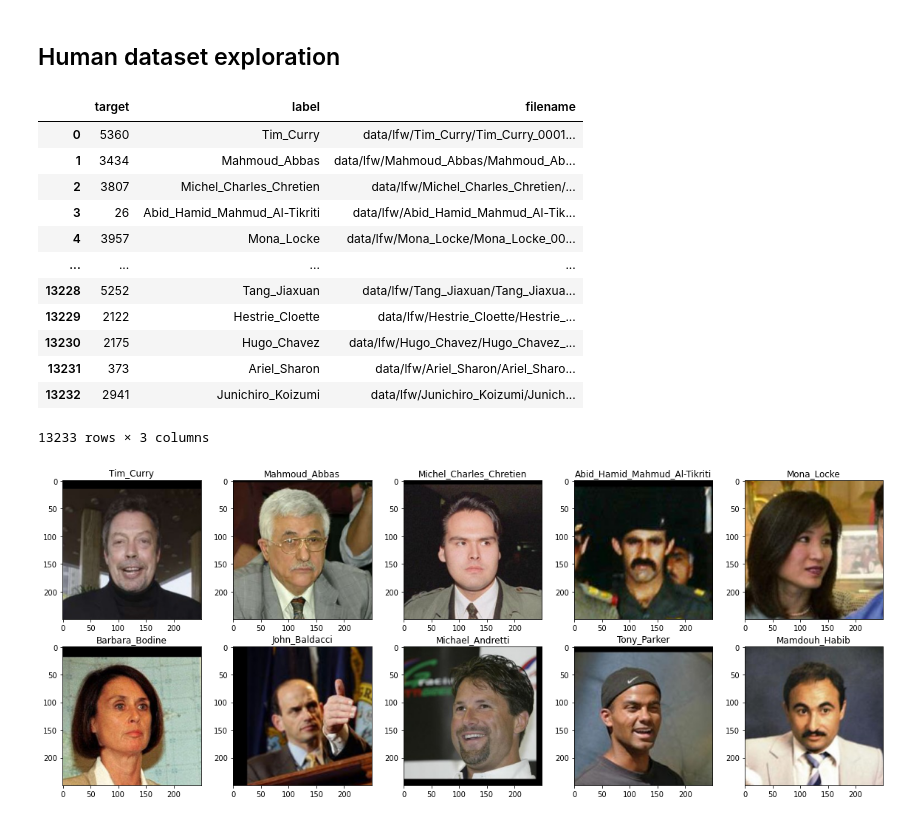
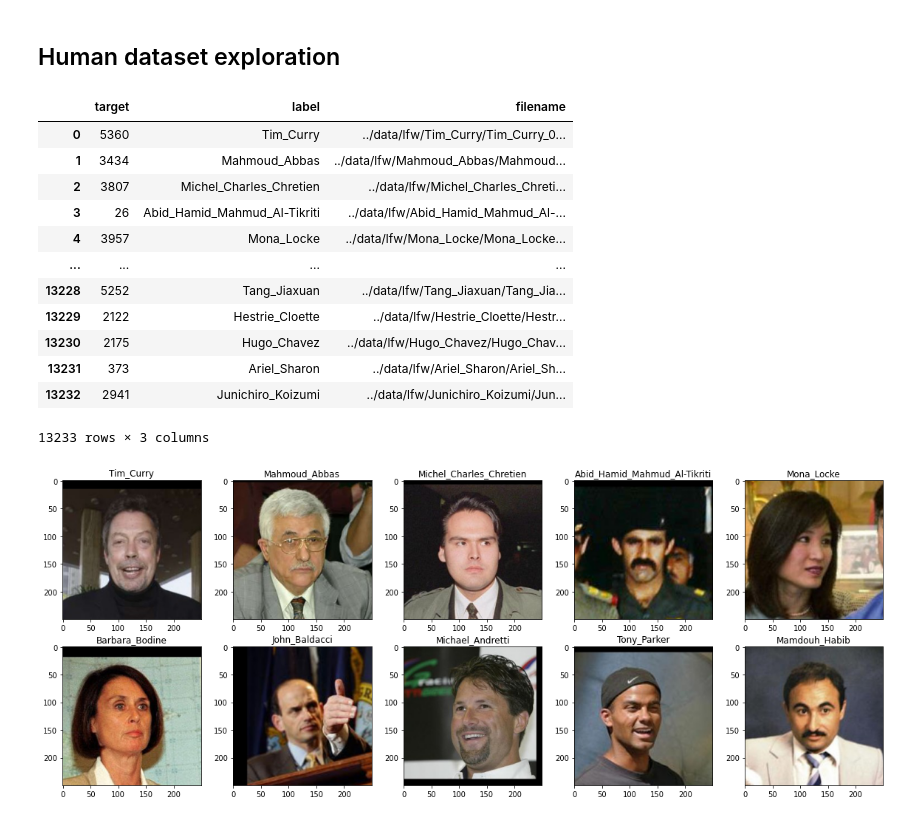
Before and after one commit to AzemaBaptiste/pokemon_classifier, a Jupyter notebook: notebooks/0_Exploration.ipynb, the cells around one changed output. Cells and saved outputs as stored; diff of their text form; code cells hidden in the pictures.

```diff
--- a/0_Exploration.ipynb
+++ b/notebooks/0_Exploration.ipynb
@@ -52,21 +52,21 @@ There are 50000 total CIFAR images.
 # %% [markdown]
 ## Human dataset exploration
 # %%
-df_human = utils.load_dataset('data/lfw')
+df_human = utils.load_dataset('../data/lfw')
 df_human
 # %% [output]
 |  | target | label | filename |
-| 0 | 5360 | Tim_Curry | data/lfw/Tim_Curry/Tim_Curry_0001... |
-| 1 | 3434 | Mahmoud_Abbas | data/lfw/Mahmoud_Abbas/Mahmoud_Ab... |
-| 2 | 3807 | Michel_Charles_Chretien | data/lfw/Michel_Charles_Chretien/... |
-| 3 | 26 | Abid_Hamid_Mahmud_Al-Tikriti | data/lfw/Abid_Hamid_Mahmud_Al-Tik... |
-| 4 | 3957 | Mona_Locke | data/lfw/Mona_Locke/Mona_Locke_00... |
+| 0 | 5360 | Tim_Curry | ../data/lfw/Tim_Curry/Tim_Curry_0... |
+| 1 | 3434 | Mahmoud_Abbas | ../data/lfw/Mahmoud_Abbas/Mahmoud... |
+| 2 | 3807 | Michel_Charles_Chretien | ../data/lfw/Michel_Charles_Chreti... |
+| 3 | 26 | Abid_Hamid_Mahmud_Al-Tikriti | ../data/lfw/Abid_Hamid_Mahmud_Al-... |
+| 4 | 3957 | Mona_Locke | ../data/lfw/Mona_Locke/Mona_Locke... |
 | ... | ... | ... | ... |
-| 13228 | 5252 | Tang_Jiaxuan | data/lfw/Tang_Jiaxuan/Tang_Jiaxua... |
-| 13229 | 2122 | Hestrie_Cloette | data/lfw/Hestrie_Cloette/Hestrie_... |
-| 13230 | 2175 | Hugo_Chavez | data/lfw/Hugo_Chavez/Hugo_Chavez_... |
-| 13231 | 373 | Ariel_Sharon | data/lfw/Ariel_Sharon/Ariel_Sharo... |
-| 13232 | 2941 | Junichiro_Koizumi | data/lfw/Junichiro_Koizumi/Junich... |
+| 13228 | 5252 | Tang_Jiaxuan | ../data/lfw/Tang_Jiaxuan/Tang_Jia... |
+| 13229 | 2122 | Hestrie_Cloette | ../data/lfw/Hestrie_Cloette/Hestr... |
+| 13230 | 2175 | Hugo_Chavez | ../data/lfw/Hugo_Chavez/Hugo_Chav... |
+| 13231 | 373 | Ariel_Sharon | ../data/lfw/Ariel_Sharon/Ariel_Sh... |
+| 13232 | 2941 | Junichiro_Koizumi | ../data/lfw/Junichiro_Koizumi/Jun... |
 13233 rows × 3 columns
 # %%
 utils.show_first_img(df_human)
```
Also changed, not shown: parts of 2 cells of this notebook, 16 other files.
